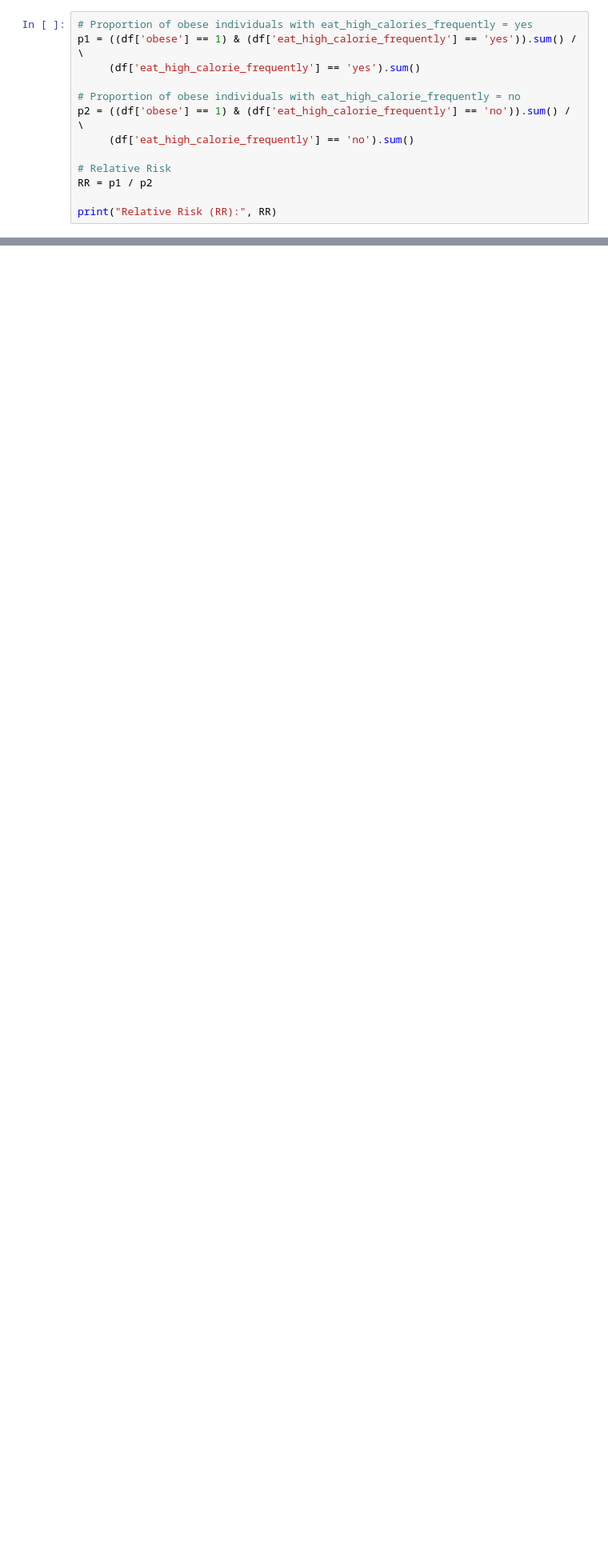
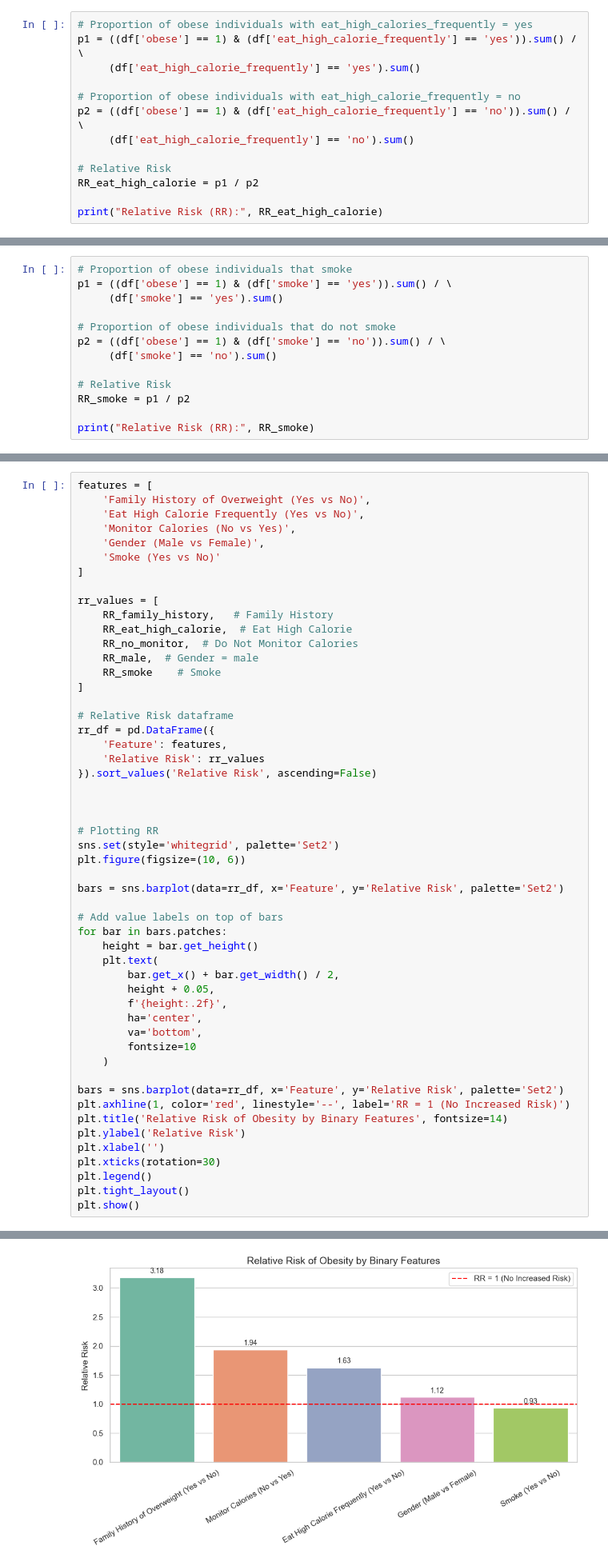
Before and after one commit to GerardoG2/obesity-risk-analyis, a Jupyter notebook: UCI_analysis.ipynb, the cells around one changed output, grey strips where cells are left out. Shown: that part at 80% size. Drawn from its saved outputs; the diff is of its cells as text; blank space fills up the shorter version.

Commit message:
relative risk plot

```diff
--- a/UCI_analysis.ipynb
+++ b/UCI_analysis.ipynb
@@ -236,7 +236,7 @@ p2 = ((df['obese'] == 1) & (df['eat_high_calorie_frequently'] == 'no')).sum() /
      (df['eat_high_calorie_frequently'] == 'no').sum()
 
 # Relative Risk
-RR = p1 / p2
+RR_eat_high_calorie = p1 / p2
 
-print("Relative Risk (RR):", RR)
+print("Relative Risk (RR):", RR_eat_high_calorie)
 # %% [output]
@@ -260,0 +278,13 @@ Relative Risk (RR): 1.6269397455613028
+# %%
+# Proportion of obese individuals that smoke
+p1 = ((df['obese'] == 1) & (df['smoke'] == 'yes')).sum() / \
+     (df['smoke'] == 'yes').sum()
+
+# Proportion of obese individuals that do not smoke
+p2 = ((df['obese'] == 1) & (df['smoke'] == 'no')).sum() / \
+     (df['smoke'] == 'no').sum()
+
+# Relative Risk
+RR_smoke = p1 / p2
+
+print("Relative Risk (RR):", RR_smoke)
@@ -260,0 +293,53 @@ Relative Risk (RR): 1.6269397455613028
+# %%
+features = [
+    'Family History of Overweight (Yes vs No)',
+    'Eat High Calorie Frequently (Yes vs No)',
+    'Monitor Calories (No vs Yes)',
+    'Gender (Male vs Female)',
+    'Smoke (Yes vs No)'
+]
+
+rr_values = [
+    RR_family_history,   # Family History
+    RR_eat_high_calorie,  # Eat High Calorie
+    RR_no_monitor,  # Do Not Monitor Calories
+    RR_male,  # Gender = male
+    RR_smoke    # Smoke
+]
+
+# Relative Risk dataframe
+rr_df = pd.DataFrame({
+    'Feature': features,
+    'Relative Risk': rr_values
+}).sort_values('Relative Risk', ascending=False)
+
+
+
+# Plotting RR
+sns.set(style='whitegrid', palette='Set2')
+plt.figure(figsize=(10, 6))
+
+bars = sns.barplot(data=rr_df, x='Feature', y='Relative Risk', palette='Set2')
+
+# Add value labels on top of bars
+for bar in bars.patches:
+    height = bar.get_height()
+    plt.text(
+        bar.get_x() + bar.get_width() / 2,
+        height + 0.05,
+        f'{height:.2f}',
+        ha='center',
+        va='bottom',
+        fontsize=10
+    )
+
+bars = sns.barplot(data=rr_df, x='Feature', y='Relative Risk', palette='Set2')
+plt.axhline(1, color='red', linestyle='--', label='RR = 1 (No Increased Risk)')
+plt.title('Relative Risk of Obesity by Binary Features', fontsize=14)
+plt.ylabel('Relative Risk')
+plt.xlabel('')
+plt.xticks(rotation=30)
+plt.legend()
+plt.tight_layout()
+plt.show()
+# %% [output]
@@ -260,0 +353 @@ Relative Risk (RR): 1.6269397455613028
+[figure, added]
```
Also changed, not shown: parts of 8 cells of this notebook.
